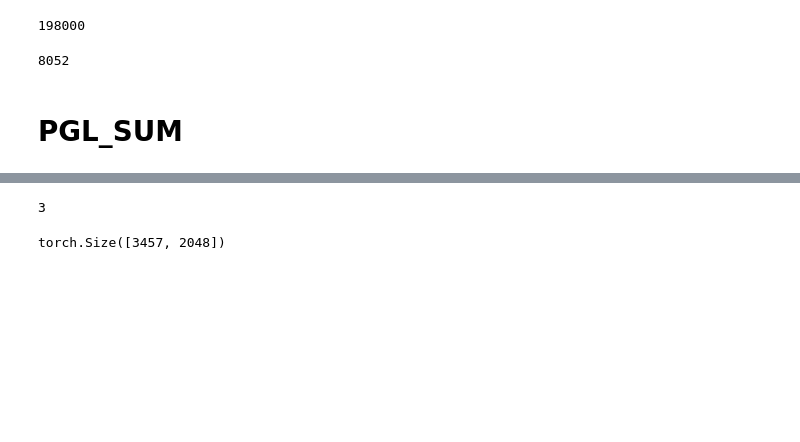
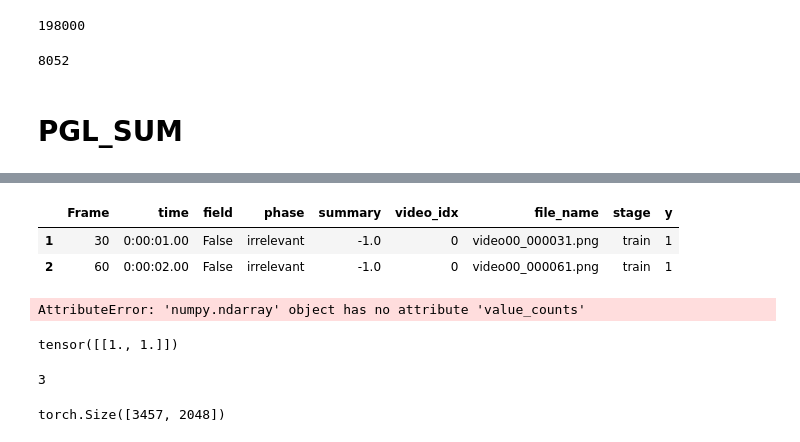
Before and after one commit to kobayshitaichi/SurgSum, a Jupyter notebook: src/check_modules.ipynb, the cells around one changed output, grey strips where cells are left out. Drawn from its saved outputs; the diff is of its cells as text; code cells hidden in the pictures; blank space fills up the shorter version.

```diff
--- a/src/check_modules.ipynb
+++ b/src/check_modules.ipynb
@@ -271,3 +265,18 @@ df['end_idx'] = end
+# %%
+fe_df.iloc[1:3]
+# %% [output]
+|  | Frame | time | field | phase | summary | video_idx | file_name | stage | y |
+| 1 | 30 | 0:00:01.00 | False | irrelevant | -1.0 | 0 | video00_000031.png | train | 1 |
+| 2 | 60 | 0:00:02.00 | False | irrelevant | -1.0 | 0 | video00_000061.png | train | 1 |
+# %%
+arr = fe_df['phase'].map(lambda x: 0 if x=='irrelevant' else 1).values
+# %% [output]
+AttributeError: 'numpy.ndarray' object has no attribute 'value_counts'
+# %%
+import torch
+torch.ones(1,2)
+# %% [output]
+tensor([[1., 1.]])
 # %%
 import torch
 from PIL import Image
```
Also changed, not shown: parts of 2 cells of this notebook, 12 other files.
